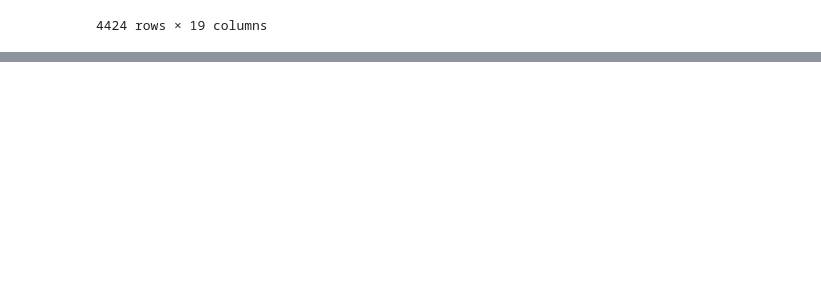
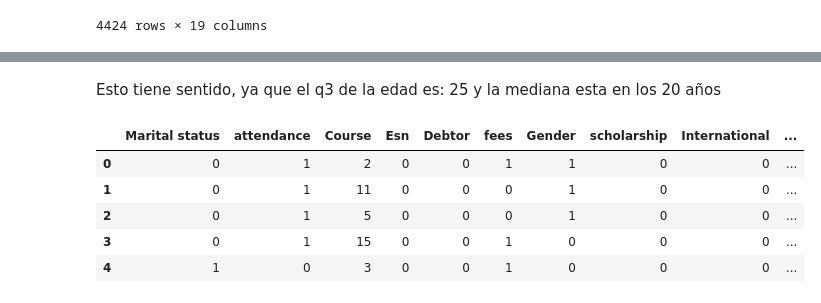
Before and after one commit to fowardelcac/Abandono-Escolar, a Jupyter notebook: Notebooks/1.ipynb, the cells around one changed output, grey strips where cells are left out. Cells and saved outputs as stored; diff of their text form; code cells hidden in the pictures; blank space fills up the shorter version.

```diff
--- a/Notebooks/1.ipynb
+++ b/Notebooks/1.ipynb
@@ -244,0 +255,4 @@ df_categorico
+# %%
+cols = ['Marital status', 'Daytime/evening attendance', 'Course', 'Educational special needs', 'Debtor', 'Tuition fees up to date',
+       'Gender', 'Scholarship holder', 'International', 'Target']
+dataf = df_categorico.filter(cols, axis = 1)
@@ -244,0 +283,3 @@ df_categorico
+# %%
+dataf['Target'] = dataf['Target'].map({'Dropout': 0, 'Graduate': 1, 'Enrolled': 2})
+dataf.head()
@@ -244,0 +316,10 @@ df_categorico
+# %%
+dataf['Marital status'] = dataf['Marital status'].map({
+    1: 0,
+    3: 0,
+    4: 0,
+    6: 0,
+    2: 1,
+    5: 1
+    })
+dataf['Marital status'].value_counts().plot(kind = 'barh')
@@ -244,0 +329,17 @@ df_categorico
+# %% [markdown]
+Esto tiene sentido, ya que el q3 de la edad es: 25	 y la mediana esta en los 20 años
+# %%
+dataf.rename(columns={
+    'Daytime/evening attendance': 'attendance',
+    'Educational special needs': 'Esn',
+    'Tuition fees up to date': 'fees',
+    'Scholarship holder': 'scholarship'
+}, inplace=True)
+dataf.head()
+# %% [output]
+|  | Marital status | attendance | Course | Esn | Debtor | fees | Gender | scholarship | International | ... |
+| 0 | 0 | 1 | 2 | 0 | 0 | 1 | 1 | 0 | 0 | ... |
+| 1 | 0 | 1 | 11 | 0 | 0 | 0 | 1 | 0 | 0 | ... |
+| 2 | 0 | 1 | 5 | 0 | 0 | 0 | 1 | 0 | 0 | ... |
+| 3 | 0 | 1 | 15 | 0 | 0 | 1 | 0 | 0 | 0 | ... |
+| 4 | 1 | 0 | 3 | 0 | 0 | 1 | 0 | 0 | 0 | ... |
```
Also changed, not shown: parts of 14 cells of this notebook.
